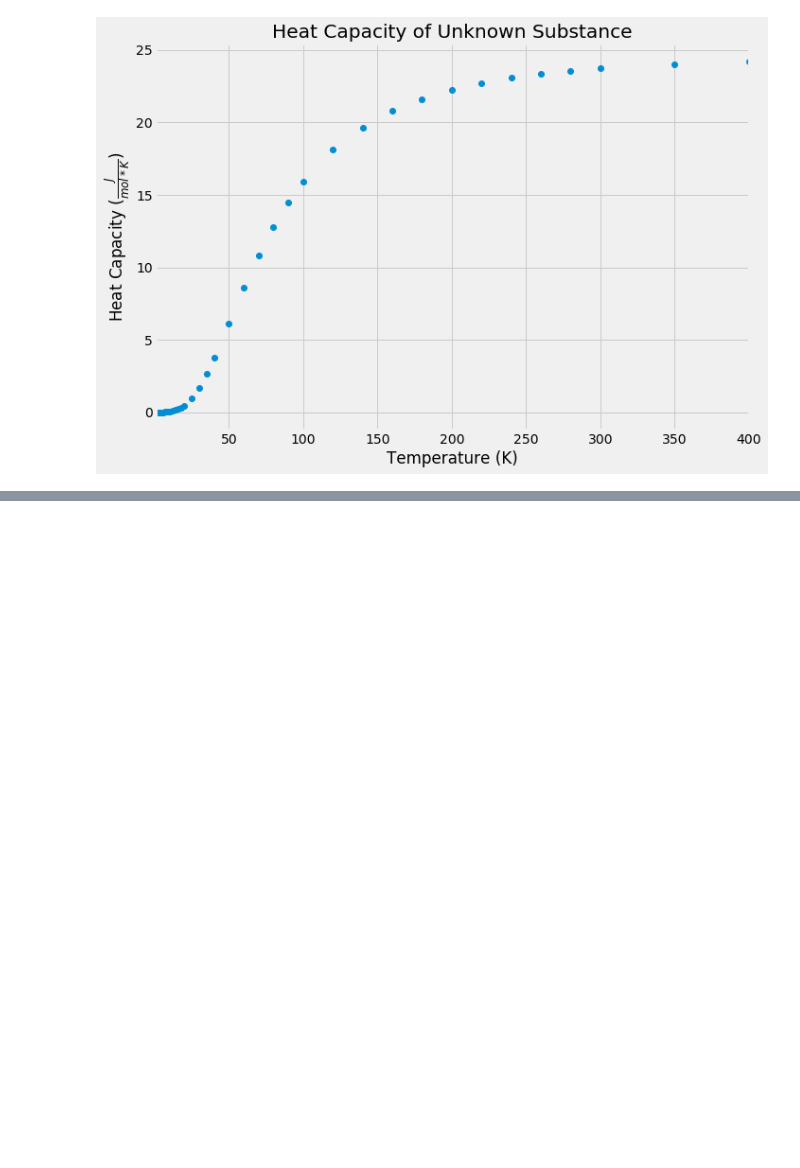
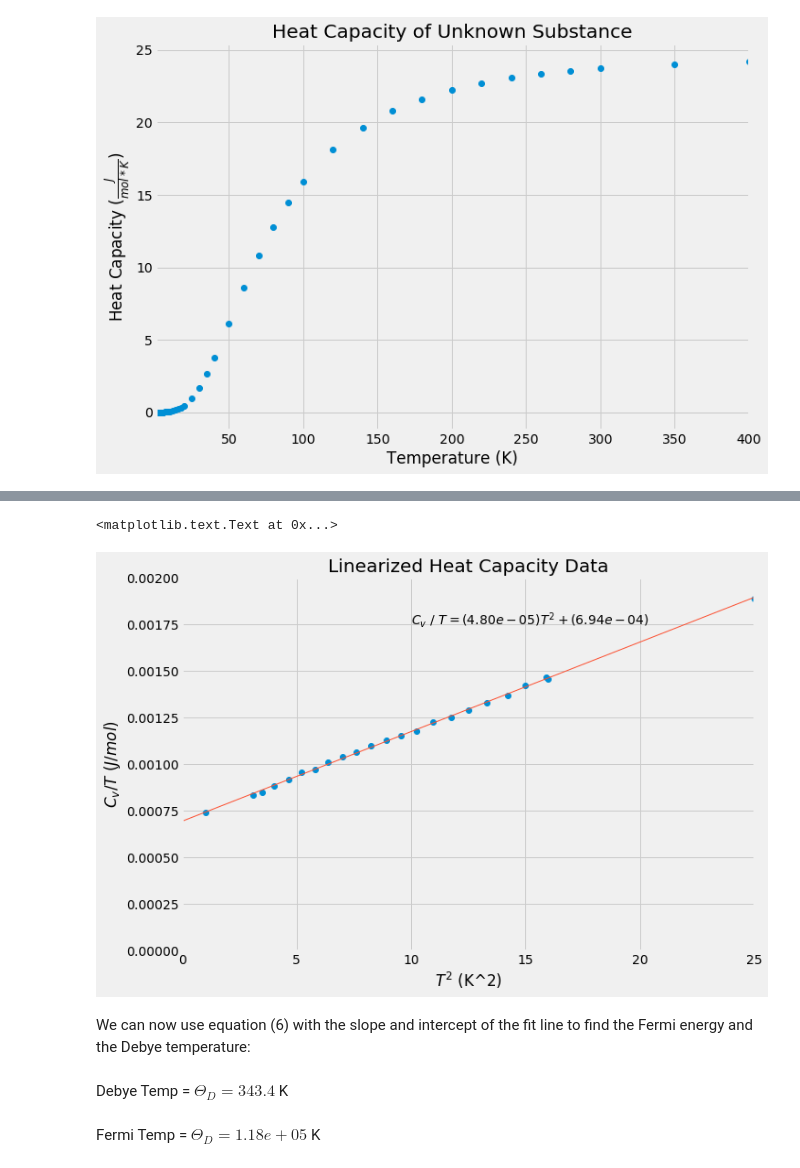
Before and after one commit to lucbouchard1/phys_412, a Jupyter notebook: project.ipynb, the cells around one changed output, grey strips where cells are left out. Drawn from its saved outputs; the diff is of its cells as text; code cells hidden in the pictures; blank space fills up the shorter version.

```diff
--- a/project.ipynb
+++ b/project.ipynb
@@ -66,0 +94,32 @@ In order to compute the theoretical heat capacity of this substance using the De
+# %%
+MAX_TEMP = 5 # Kelvin
+
+data['temp_sq'] = data['temp']**2
+data['cv/temp'] = data['cv'] / data['temp']
+
+# Fit a line to the low temp data
+low_t = data.loc[data['temp'] < MAX_TEMP]
+slope, intc = np.polyfit(low_t['temp_sq'], low_t['cv/temp'], 1)
+
+# Plot the data and the fit line
+data.plot(x='temp_sq', y='cv/temp', xlim=(0, MAX_TEMP**2), ylim=(0, 0.002),
+          title='Linearized Heat Capacity Data', legend=False, figsize=(10, 7), style='o')
+x = np.linspace(0, MAX_TEMP**2)
+plt.plot(x, slope*x + intc, linewidth=1)
+plt.xlabel('$T^2$ (K^2)')
+plt.ylabel('$C_v/T$ ($J/mol$)')
+plt.gca().text(10, 0.00175, '$C_v\ /\ T = ({:.2e})T^2 + ({:.2e})$'.format(slope, intc))
+# %% [output]
+<matplotlib.text.Text at 0x...>
+[figure, added]
+# %% [markdown]
+We can now use equation (6) with the slope and intercept of the fit line to find the Fermi energy and the Debye temperature:
+# %%
+fermi_energy = const.pi**2 * 2 * const.Avogadro * const.Boltzmann**2 / (2 * intc)
+debye_temp = (12 * const.pi**4 * const.Avogadro * const.Boltzmann / (5 * slope))**(1/3)
+
+disp.display(disp.Latex('Debye Temp = $\Theta_D = {:.1f}$ K'.format(debye_temp)))
+disp.display(disp.Latex('Fermi Temp = $\Theta_D = {:.2e}$ K'.format(fermi_energy / (const.Boltzmann))))
+# %% [output]
+Debye Temp = $\Theta_D = 343.4$ K
+Fermi Temp = $\Theta_D = 1.18e+05$ K
```
Also changed, not shown: parts of 14 cells of this notebook.
